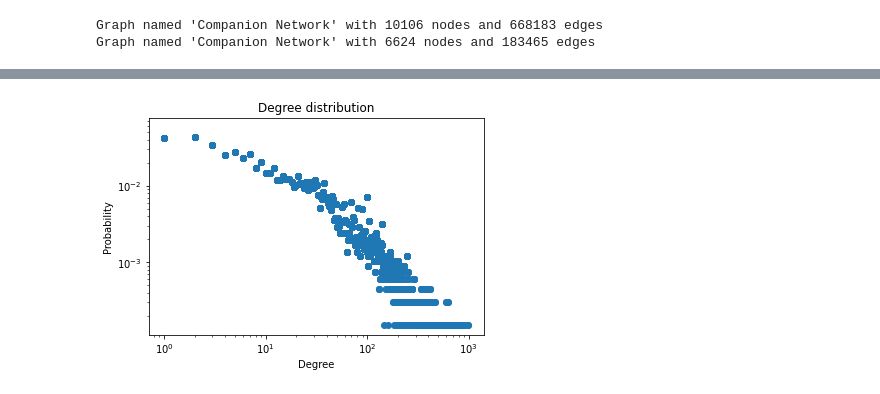
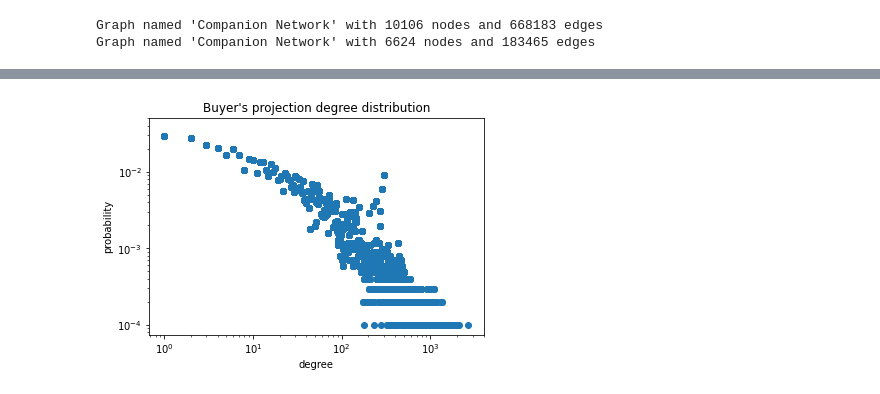
Before and after one commit to LukasDCode/Companionship-Network, a Jupyter notebook: src/projection.ipynb, the cells around one changed output, grey strips where cells are left out. Cells and saved outputs as stored; diff of their text form; code cells hidden in the pictures.

```diff
--- a/src/projection.ipynb
+++ b/src/projection.ipynb
@@ -74,7 +74,7 @@ def cdf(prob, c=.5, alpha=-2):
     cp = lambda x: (c / (1 - alpha)) * (x ** (-1 * (alpha - 1)))
     return [cp(p) for p in prob]
 
-def plot_degree_dist(G, do_cdf=False):
+def plot_degree_dist(G, title, file_name, do_cdf=False):
     degrees = [G.degree(n) for n in G.nodes()]
     degrees = sorted(degrees, reverse=True)
 
@@ -91,8 +91,9 @@ def plot_degree_dist(G, do_cdf=False):
     ax.set_yscale('log')
     ax.set_xscale('log')
 
-    ax.set_title('Degree distribution')
-    ax.set_xlabel('Degree')
-    ax.set_ylabel('Probability')
+    ax.set_title(title)
+    ax.set_xlabel('degree')
+    ax.set_ylabel('probability')
 
+    plt.savefig(f'../plots/{file_name}.png')
     plt.show()
@@ -107,4 +100,4 @@ plot_degree_dist(B_proj, True)
-# %%
-plot_degree_dist(S_proj)
-# %% [output]
-[figure, removed]
+# %%
+plot_degree_dist(B_proj, '''Buyer's projection degree distribution''', 'b_proj_degree_dist')
+# %% [output]
+[figure, added]
```
Also changed, not shown: parts of 3 cells of this notebook, 1 other file.
